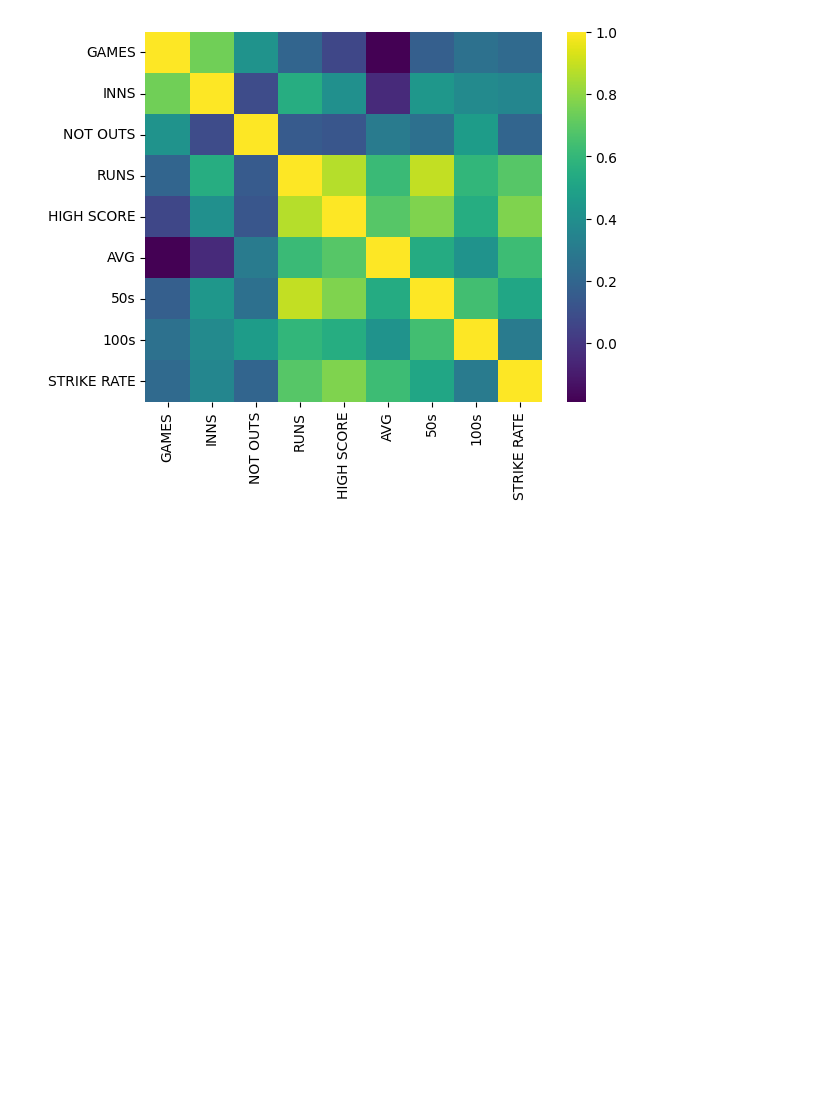
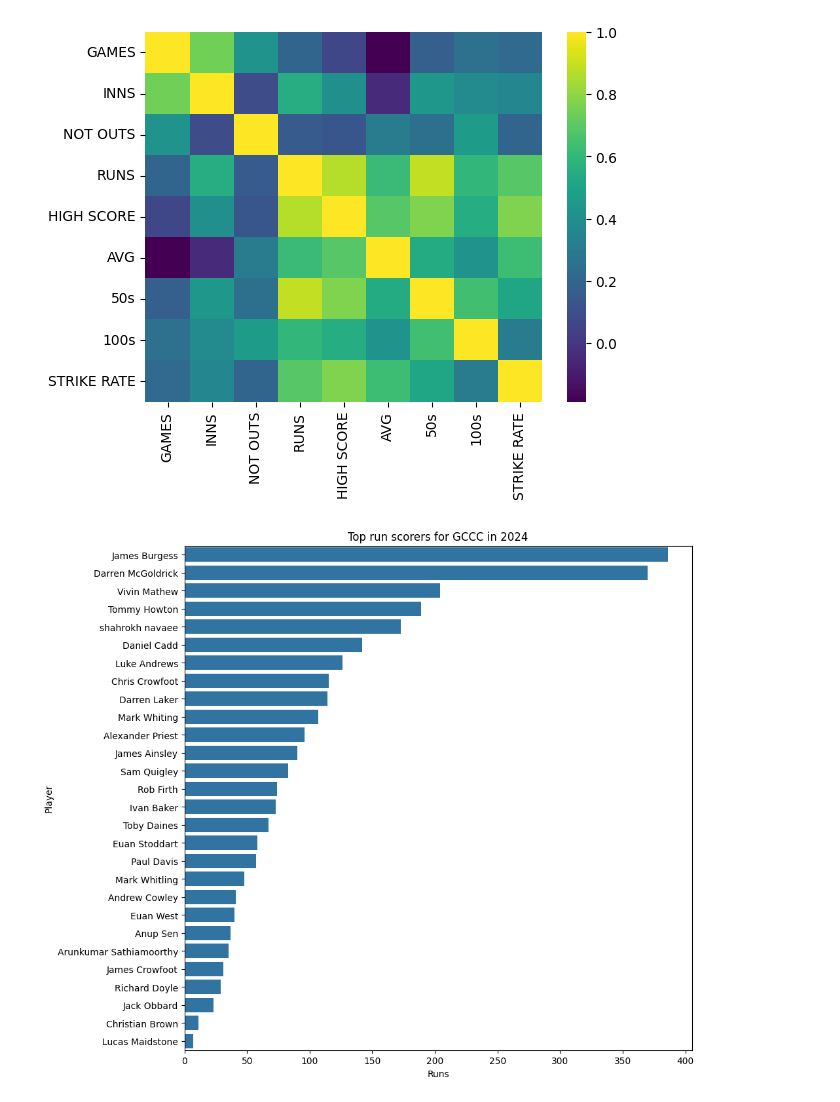
Before and after one commit to TobyDaines/GCCC-Player-Stats-Database, a Jupyter notebook: All Players.ipynb, the cells around one changed output. Cells and saved outputs as stored; diff of their text form; code cells hidden in the pictures; blank space fills up the shorter version.

Commit message:
Barplot for runs of players

```diff
--- a/All Players.ipynb
+++ b/All Players.ipynb
@@ -147,3 +147,12 @@ sns.heatmap(correlation, cmap="viridis")
 # %% [output]
 <Axes: >
 [figure]
+# %%
+# Creating barplot to show runs of each player
+fig = plt.figure(figsize=(10, 10))
+sns.barplot(y=df['Player'], x=df['RUNS'], data=df)
+plt.xlabel('Runs')
+plt.title('Top run scorers for GCCC in 2024')
+plt.show()
+# %% [output]
+[figure, added]
```
